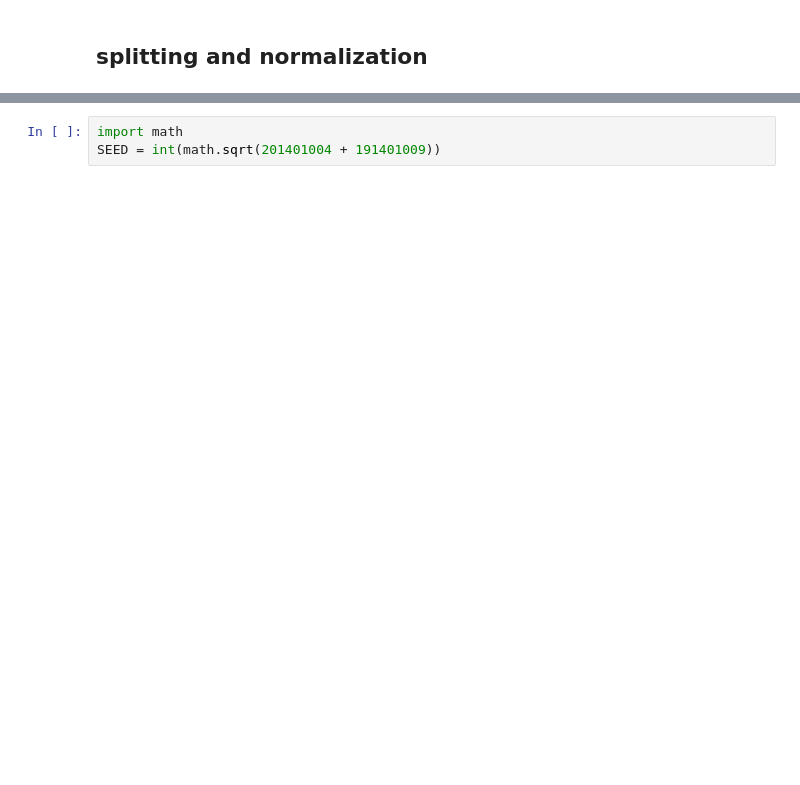
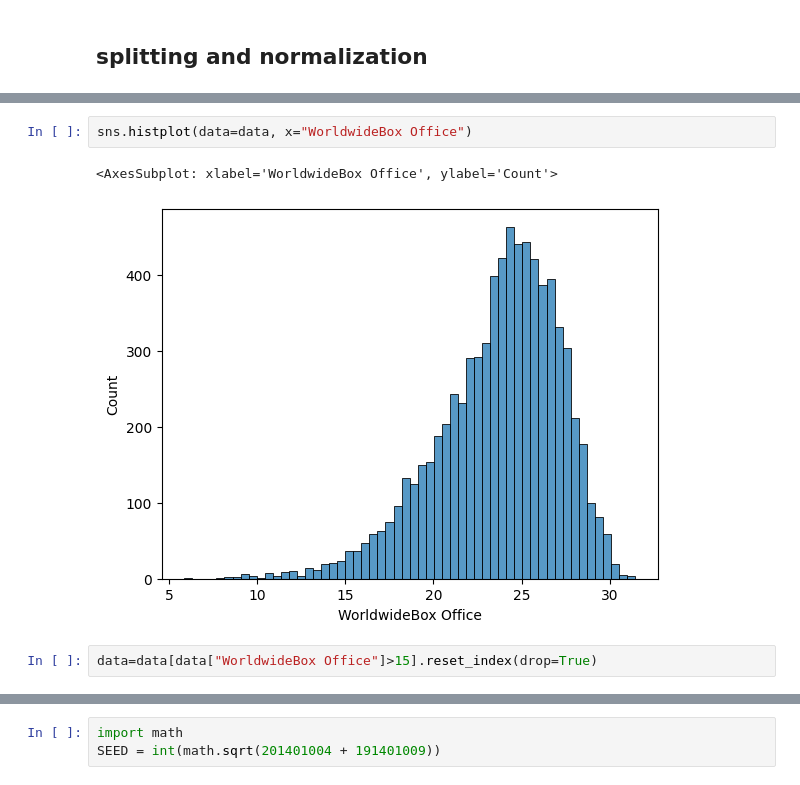
Before and after one commit to emre-bl/Movie-Revenue-Prediction, a Jupyter notebook: İMDB.ipynb, the cells around one changed output, grey strips where cells are left out. Cells and saved outputs as stored; diff of their text form; blank space fills up the shorter version.

```diff
--- a/İMDB.ipynb
+++ b/İMDB.ipynb
@@ -240,0 +255,7 @@ sns.lineplot(x=years, y=revenues)
+# %%
+sns.histplot(data=data, x="WorldwideBox Office")
+# %% [output]
+<AxesSubplot: xlabel='WorldwideBox Office', ylabel='Count'>
+[figure, added]
+# %%
+data=data[data["WorldwideBox Office"]>15].reset_index(drop=True)
```
Also changed, not shown: parts of 33 cells of this notebook.
